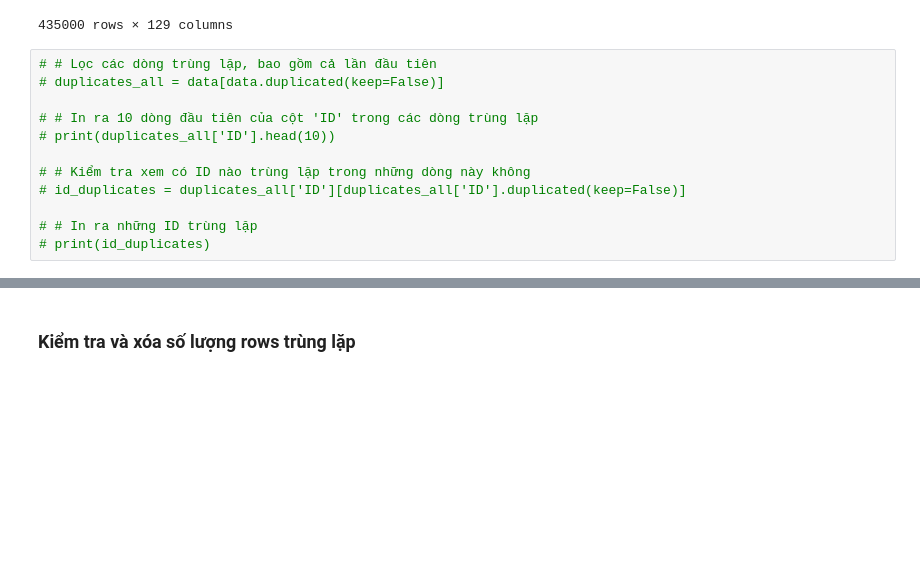
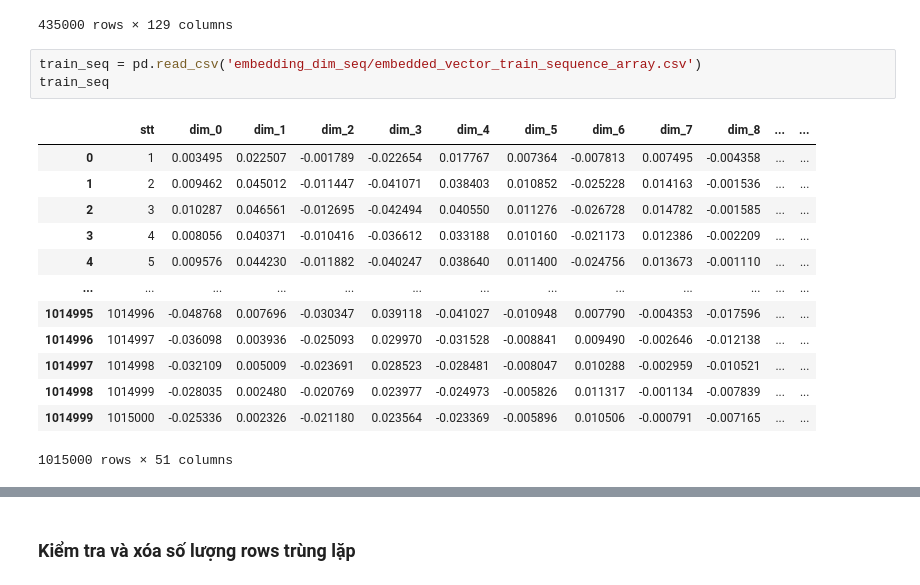
Before and after one commit to hoofkhanh/transformer_xai_peptide, a Jupyter notebook: test_encoder.ipynb, the cells around one changed output, grey strips where cells are left out. Saved outputs shown, nothing was run; the diff lists cells and outputs as text; blank space fills up the shorter version.

```diff
--- a/test_encoder.ipynb
+++ b/test_encoder.ipynb
@@ -45,14 +39,19 @@ data_test
 | 434999 | WP_370546269.1 | nAMP | MAVLQVLHFPDERLRTIAKPVNEVTPDIQRIVD... | 0.029240 | 0.216374 | 0.409357 | ... |
 435000 rows × 129 columns
 # %%
-# # Lọc các dòng trùng lặp, bao gồm cả lần đầu tiên
-# duplicates_all = data[data.duplicated(keep=False)]
-
-# # In ra 10 dòng đầu tiên của cột 'ID' trong các dòng trùng lặp
-# print(duplicates_all['ID'].head(10))
-
-# # Kiểm tra xem có ID nào trùng lặp trong những dòng này không
-# id_duplicates = duplicates_all['ID'][duplicates_all['ID'].duplicated(keep=False)]
-
-# # In ra những ID trùng lặp
-# print(id_duplicates)
+train_seq = pd.read_csv('embedding_dim_seq/embedded_vector_train_sequence_array.csv')
+train_seq
+# %% [output]
+|  | stt | dim_0 | dim_1 | dim_2 | dim_3 | dim_4 | dim_5 | dim_6 | dim_7 | dim_8 | ... | ... |
+| 0 | 1 | 0.003495 | 0.022507 | -0.001789 | -0.022654 | 0.017767 | 0.007364 | -0.007813 | 0.007495 | -0.004358 | ... | ... |
+| 1 | 2 | 0.009462 | 0.045012 | -0.011447 | -0.041071 | 0.038403 | 0.010852 | -0.025228 | 0.014163 | -0.001536 | ... | ... |
+| 2 | 3 | 0.010287 | 0.046561 | -0.012695 | -0.042494 | 0.040550 | 0.011276 | -0.026728 | 0.014782 | -0.001585 | ... | ... |
+| 3 | 4 | 0.008056 | 0.040371 | -0.010416 | -0.036612 | 0.033188 | 0.010160 | -0.021173 | 0.012386 | -0.002209 | ... | ... |
+| 4 | 5 | 0.009576 | 0.044230 | -0.011882 | -0.040247 | 0.038640 | 0.011400 | -0.024756 | 0.013673 | -0.001110 | ... | ... |
+| ... | ... | ... | ... | ... | ... | ... | ... | ... | ... | ... | ... | ... |
+| 1014995 | 1014996 | -0.048768 | 0.007696 | -0.030347 | 0.039118 | -0.041027 | -0.010948 | 0.007790 | -0.004353 | -0.017596 | ... | ... |
+| 1014996 | 1014997 | -0.036098 | 0.003936 | -0.025093 | 0.029970 | -0.031528 | -0.008841 | 0.009490 | -0.002646 | -0.012138 | ... | ... |
+| 1014997 | 1014998 | -0.032109 | 0.005009 | -0.023691 | 0.028523 | -0.028481 | -0.008047 | 0.010288 | -0.002959 | -0.010521 | ... | ... |
+| 1014998 | 1014999 | -0.028035 | 0.002480 | -0.020769 | 0.023977 | -0.024973 | -0.005826 | 0.011317 | -0.001134 | -0.007839 | ... | ... |
+| 1014999 | 1015000 | -0.025336 | 0.002326 | -0.021180 | 0.023564 | -0.023369 | -0.005896 | 0.010506 | -0.000791 | -0.007165 | ... | ... |
+1015000 rows × 51 columns
```
Also changed, not shown: parts of 38 cells of this notebook.
